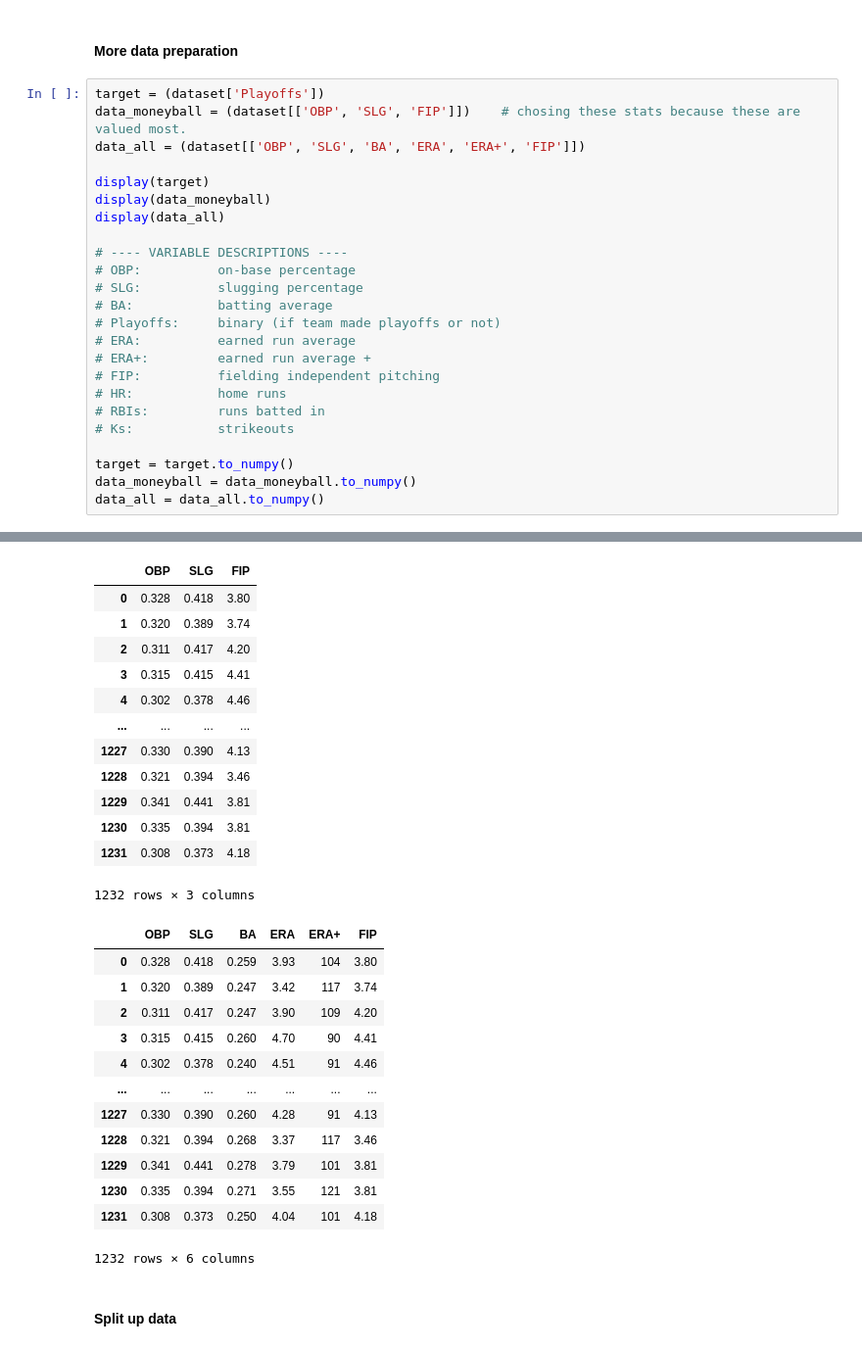
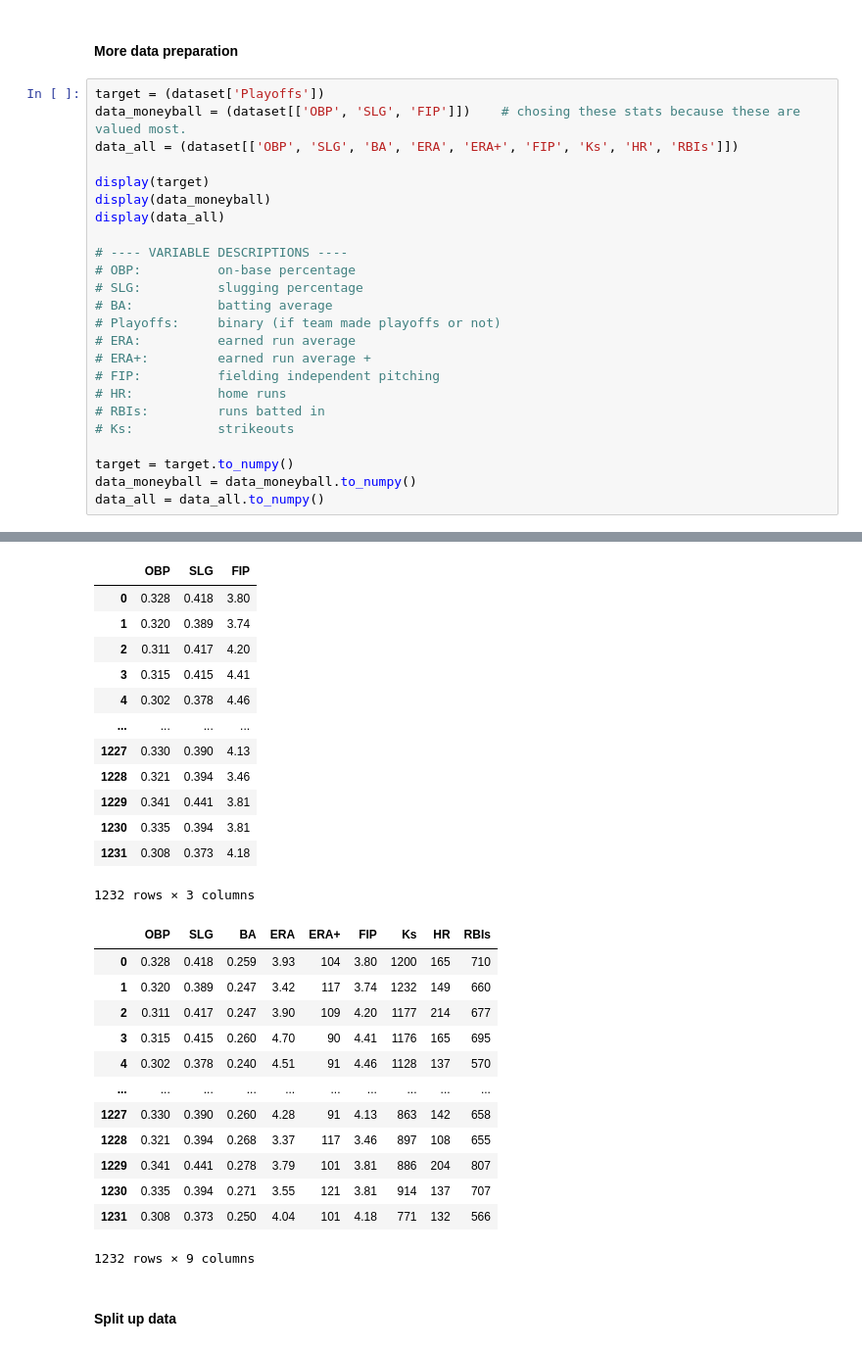
Before and after one commit to rohannakra/Moneyball-Data-Analysis, a Jupyter notebook: main.ipynb, the cells around one changed output, grey strips where cells are left out. Shown: that part at 98% size. Cells and saved outputs as stored; diff of their text form.

```diff
--- a/main.ipynb
+++ b/main.ipynb
@@ -131,7 +131,7 @@ display(dataset)
 # %%
 target = (dataset['Playoffs'])
 data_moneyball = (dataset[['OBP', 'SLG', 'FIP']])    # chosing these stats because these are valued most.
-data_all = (dataset[['OBP', 'SLG', 'BA', 'ERA', 'ERA+', 'FIP']])
+data_all = (dataset[['OBP', 'SLG', 'BA', 'ERA', 'ERA+', 'FIP', 'Ks', 'HR', 'RBIs']])
 
 display(target)
 display(data_moneyball)
@@ -151,46 +151,46 @@ display(data_all)
 
 target = target.to_numpy()
 data_moneyball = data_moneyball.to_numpy()
 data_all = data_all.to_numpy()
 # %% [output]
 0       0
 1       1
 2       1
 3       0
 4       0
        ..
 1227    0
 1228    0
 1229    1
 1230    0
 1231    0
 Name: Playoffs, Length: 1232, dtype: int64
 |  | OBP | SLG | FIP |
 | 0 | 0.328 | 0.418 | 3.80 |
 | 1 | 0.320 | 0.389 | 3.74 |
 | 2 | 0.311 | 0.417 | 4.20 |
 | 3 | 0.315 | 0.415 | 4.41 |
 | 4 | 0.302 | 0.378 | 4.46 |
 | ... | ... | ... | ... |
 | 1227 | 0.330 | 0.390 | 4.13 |
 | 1228 | 0.321 | 0.394 | 3.46 |
 | 1229 | 0.341 | 0.441 | 3.81 |
 | 1230 | 0.335 | 0.394 | 3.81 |
 | 1231 | 0.308 | 0.373 | 4.18 |
 1232 rows × 3 columns
-|  | OBP | SLG | BA | ERA | ERA+ | FIP |
-| 0 | 0.328 | 0.418 | 0.259 | 3.93 | 104 | 3.80 |
-| 1 | 0.320 | 0.389 | 0.247 | 3.42 | 117 | 3.74 |
-| 2 | 0.311 | 0.417 | 0.247 | 3.90 | 109 | 4.20 |
-| 3 | 0.315 | 0.415 | 0.260 | 4.70 | 90 | 4.41 |
-| 4 | 0.302 | 0.378 | 0.240 | 4.51 | 91 | 4.46 |
-| ... | ... | ... | ... | ... | ... | ... |
-| 1227 | 0.330 | 0.390 | 0.260 | 4.28 | 91 | 4.13 |
-| 1228 | 0.321 | 0.394 | 0.268 | 3.37 | 117 | 3.46 |
-| 1229 | 0.341 | 0.441 | 0.278 | 3.79 | 101 | 3.81 |
-| 1230 | 0.335 | 0.394 | 0.271 | 3.55 | 121 | 3.81 |
-| 1231 | 0.308 | 0.373 | 0.250 | 4.04 | 101 | 4.18 |
+|  | OBP | SLG | BA | ERA | ERA+ | FIP | Ks | HR | RBIs |
+| 0 | 0.328 | 0.418 | 0.259 | 3.93 | 104 | 3.80 | 1200 | 165 | 710 |
+| 1 | 0.320 | 0.389 | 0.247 | 3.42 | 117 | 3.74 | 1232 | 149 | 660 |
+| 2 | 0.311 | 0.417 | 0.247 | 3.90 | 109 | 4.20 | 1177 | 214 | 677 |
+| 3 | 0.315 | 0.415 | 0.260 | 4.70 | 90 | 4.41 | 1176 | 165 | 695 |
+| 4 | 0.302 | 0.378 | 0.240 | 4.51 | 91 | 4.46 | 1128 | 137 | 570 |
+| ... | ... | ... | ... | ... | ... | ... | ... | ... | ... |
+| 1227 | 0.330 | 0.390 | 0.260 | 4.28 | 91 | 4.13 | 863 | 142 | 658 |
+| 1228 | 0.321 | 0.394 | 0.268 | 3.37 | 117 | 3.46 | 897 | 108 | 655 |
+| 1229 | 0.341 | 0.441 | 0.278 | 3.79 | 101 | 3.81 | 886 | 204 | 807 |
+| 1230 | 0.335 | 0.394 | 0.271 | 3.55 | 121 | 3.81 | 914 | 137 | 707 |
+| 1231 | 0.308 | 0.373 | 0.250 | 4.04 | 101 | 4.18 | 771 | 132 | 566 |
-1232 rows × 6 columns
+1232 rows × 9 columns
 # %% [markdown]
 #### Split up data
 # %%
```
Also changed, not shown: parts of 4 cells of this notebook.
